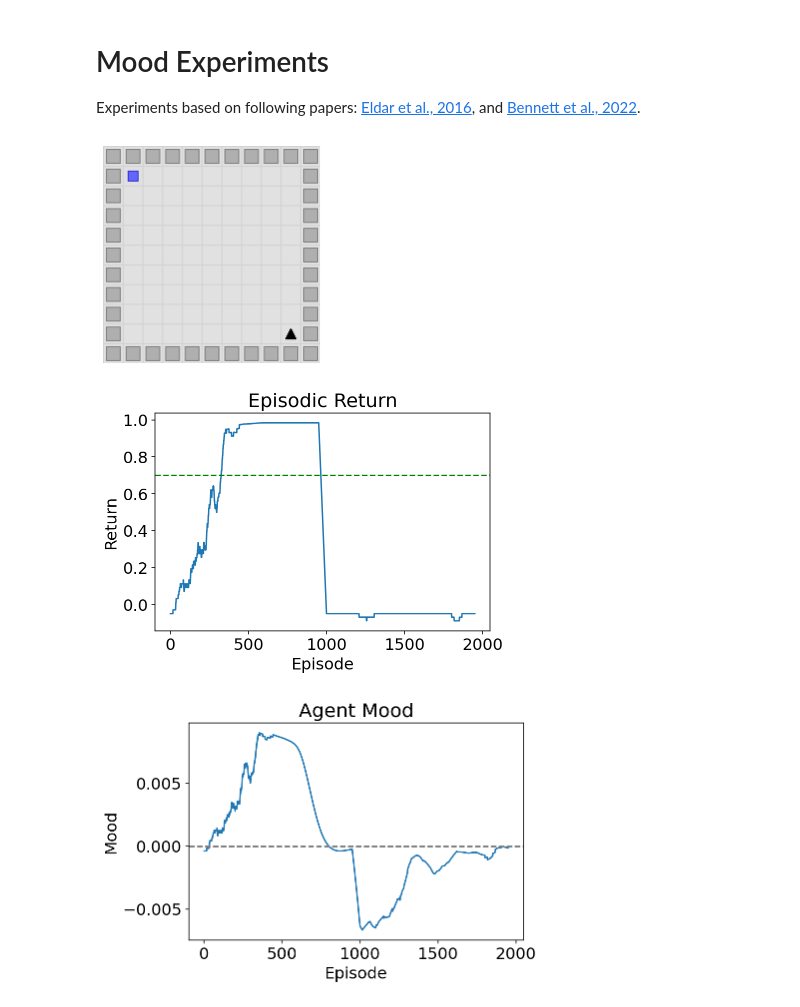
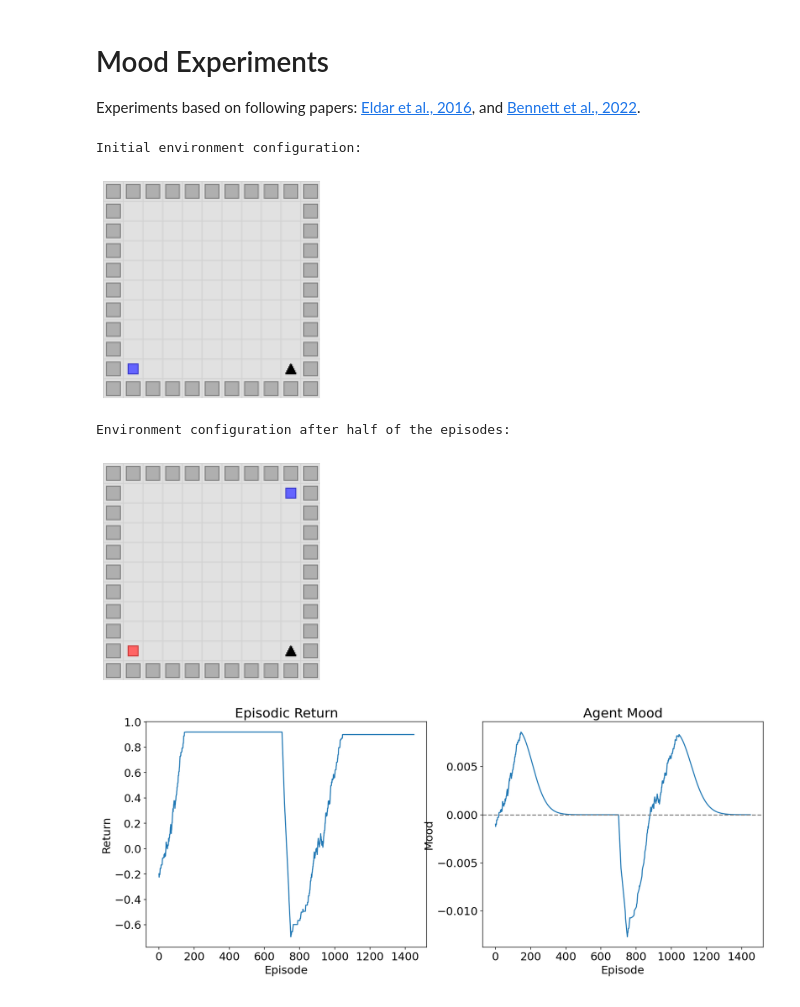
Before and after one commit to awjuliani/neuro-nav, a Jupyter notebook: notebooks/mood_experiments.ipynb, the cells around one changed output. Drawn from its saved outputs; the diff is of its cells as text; code cells hidden in the pictures.

```diff
--- a/notebooks/mood_experiments.ipynb
+++ b/notebooks/mood_experiments.ipynb
@@ -18,64 +18,75 @@ import numpy as np
 %config InlineBackend.figure_format = 'retina'
 # %%
 env = GridEnv(size=GridSize.small, template=GridTemplate.empty)
-objects = {"rewards": {(1, 1): 1}}
+objects = {"rewards": {(env.grid_size - 2, 1): 1}}
 obs = env.reset(objects=objects)
+print("Initial environment configuration:")
 env.render()
 
-num_episodes = 2000
+
+num_episodes = 1500
 num_steps = 50
 lr = 5e-2
 
 agent = MoodQ(
     env.state_size,
     env.action_space.n,
     lr=lr,
     poltype="softmax",
     beta=1e3,
     lr_neg=lr,
     mood_lr=1e-2,
-    mood_factor=1,
+    mood_factor=0,
 )
 
 returns = []
 moods = []
+second_objects = {"rewards": {(env.grid_size - 2, 1): -1, (1, env.grid_size - 2): 1}}
+
 for i in range(num_episodes):
-    if i == 1000:
-        # add a negative reward
-        objects["rewards"] = {(5, 5): -1}
+    if i == num_episodes // 2:
+        objects = second_objects
+        env.reset(objects=objects)
+        print("Environment configuration after half of the episodes:")
+        env.render()
     agent, steps, ep_return = run_episode(
-        env, agent, num_steps, objects=objects, update_agent=True, time_penalty=-0.001
+        env, agent, num_steps, objects=objects, update_agent=True, time_penalty=-0.01
     )
     moods.append(agent.mood)
     returns.append(ep_return)
 
 # set larger font for plots
 plt.rcParams.update({"font.size": 16})
 
 factor = 50
-# smooth returns
 returns = np.convolve(returns, np.ones((factor,)) / factor, mode="valid")
-plt.plot(returns)
-plt.title("Episodic Return")
-# add dotted line at 0.7
-plt.axhline(y=0.7, color="green", linestyle="--")
+moods = np.convolve(moods, np.ones((factor,)) / factor, mode="valid")
+
+# create a figure with two axes next to each other
+fig, (ax1, ax2) = plt.subplots(1, 2, figsize=(16, 6))
+
+# plot returns
+ax1.plot(returns)
+ax1.set_title("Episodic Return")
 # label x axis
-plt.xlabel("Episode")
+ax1.set_xlabel("Episode")
 # label y axis
-plt.ylabel("Return")
+ax1.set_ylabel("Return")
+
+# plot moods
+ax2.plot(moods)
+ax2.set_title("Agent Mood")
+# add dotted line at 0
+ax2.axhline(y=0, color="grey", linestyle="--")
+# label x axis
+ax2.set_xlabel("Episode")
+# label y axis
+ax2.set_ylabel("Mood")
+
 plt.show()
-# smooth moods
-moods = np.convolve(moods, np.ones((factor,)) / factor, mode="valid")
-plt.plot(moods)
-plt.title("Agent Mood")
-# add dotted line at 0
-plt.axhline(y=0, color="grey", linestyle="--")
-# label x axis
-plt.xlabel("Episode")
-# label y axis
-plt.ylabel("Mood")
-plt.show()
 # %% [output]
+Initial environment configuration:
-[figure, old version]
+[figure, new version]
+Environment configuration after half of the episodes:
-[figure, old version]
+[figure, new version]
-[figure, old version]
+[figure, new version]
```
Also changed, not shown: parts of 1 cell of this notebook.
